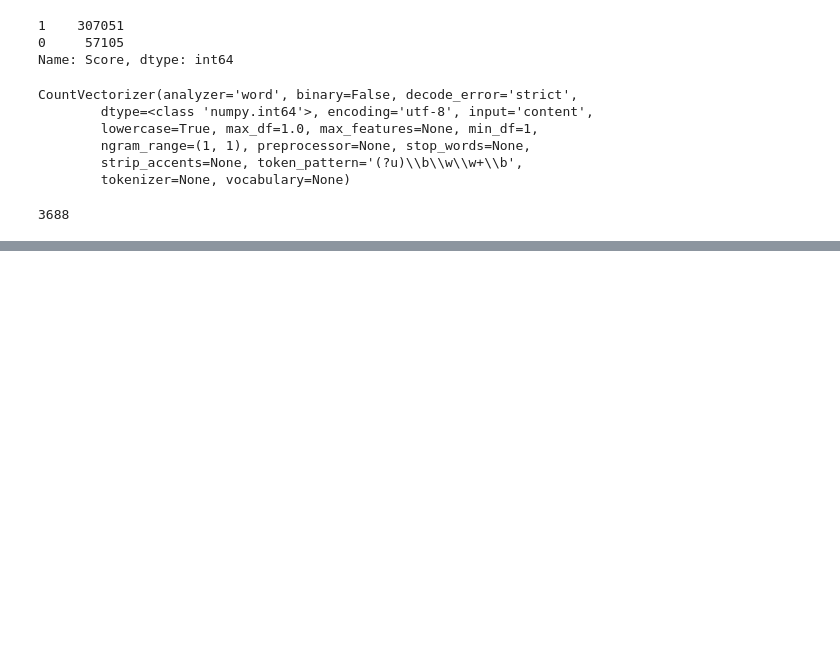
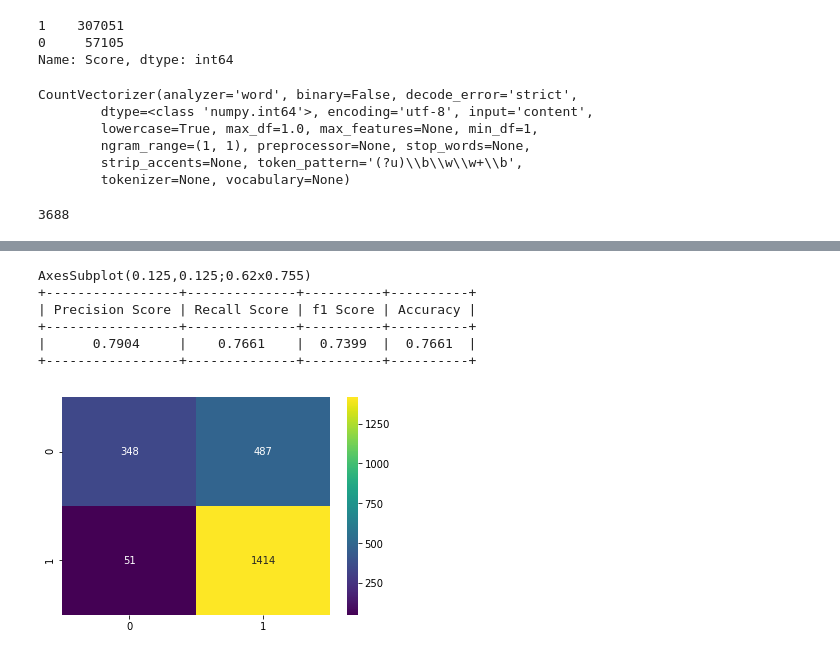
Before and after one commit to prabhnoor0212/malicious-website-detection, a Jupyter notebook: Untitled.ipynb, the cells around one changed output, grey strips where cells are left out. Cells and saved outputs as stored; diff of their text form; code cells hidden in the pictures; blank space fills up the shorter version.

```diff
--- a/Untitled.ipynb
+++ b/Untitled.ipynb
@@ -344,0 +437,12 @@ np.random.randint(0,2,(50, X.shape[1])).shape
+# %%
+pred = model.predict(bow_test)
+# %%
+gen_scores(y_test, pred)
+# %% [output]
+AxesSubplot(0.125,0.125;0.62x0.755)
++-----------------+--------------+----------+----------+
+| Precision Score | Recall Score | f1 Score | Accuracy |
++-----------------+--------------+----------+----------+
+|      0.7904     |    0.7661    |  0.7399  |  0.7661  |
++-----------------+--------------+----------+----------+
+[figure, added]
```
Also changed, not shown: parts of 17 cells of this notebook.
